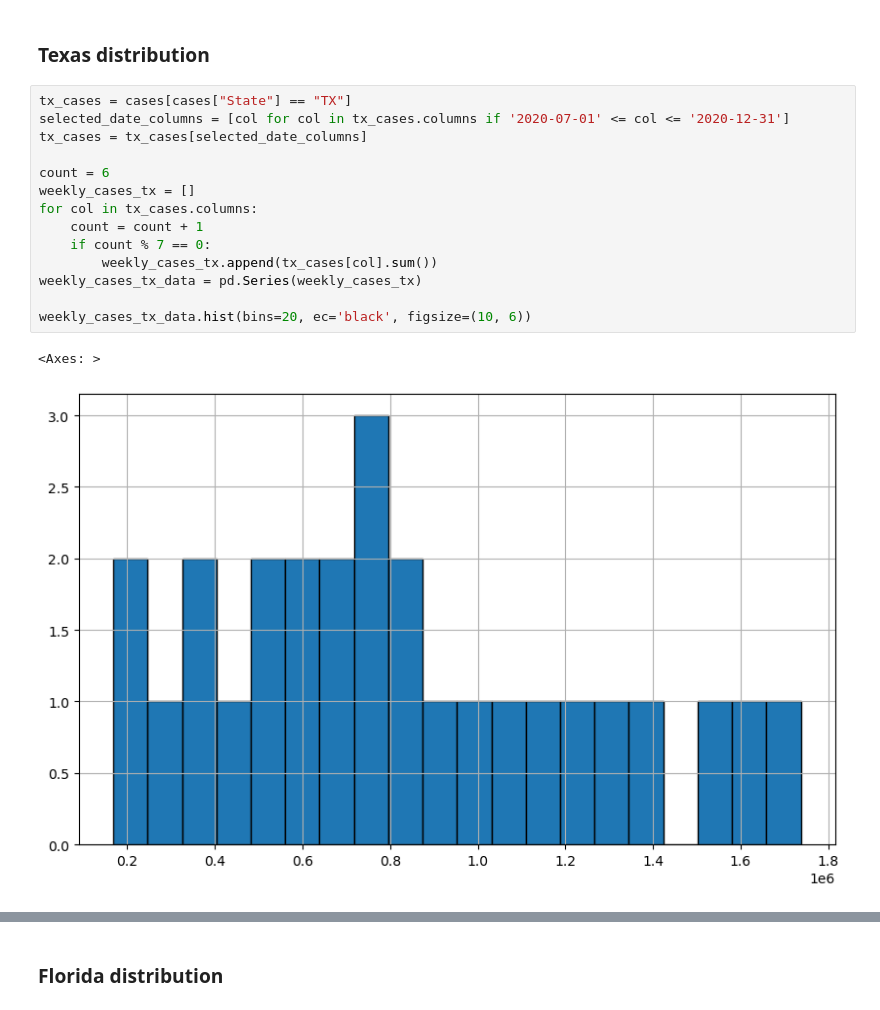
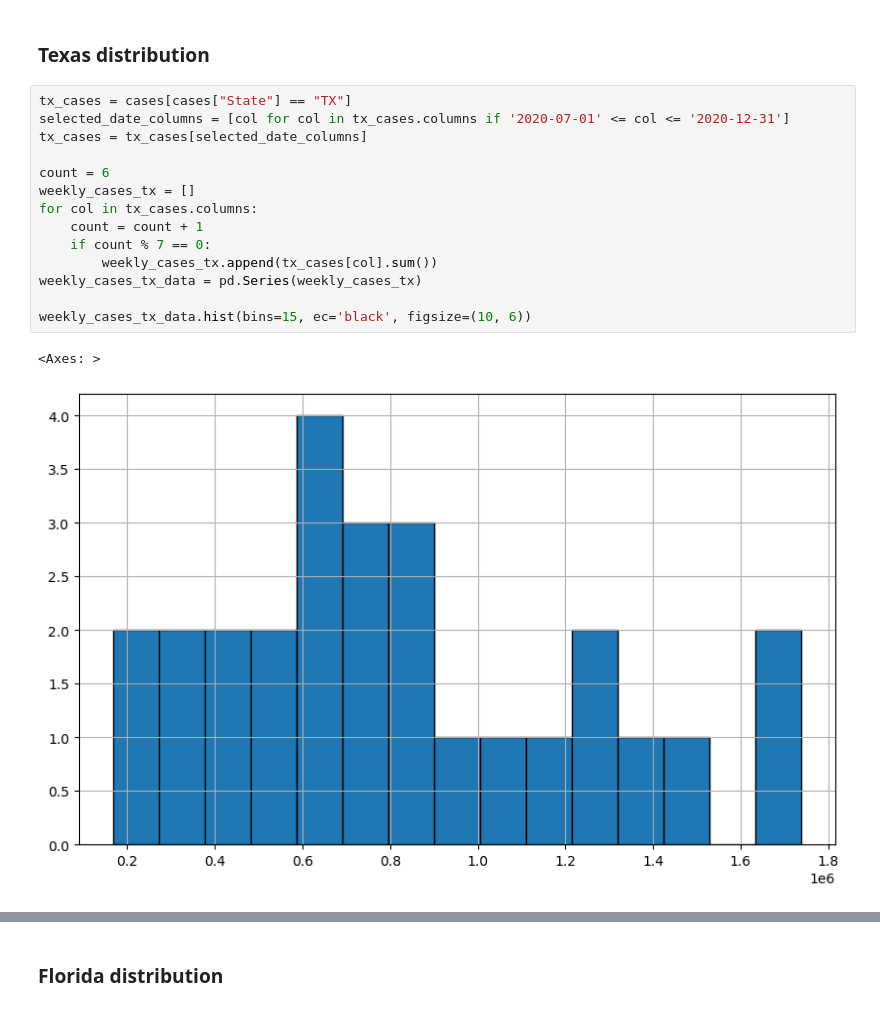
Before and after one commit to usman-z/CSC_405, a Jupyter notebook: UZ/Project Stage III/Usman Zia.ipynb, the cells around one changed output, grey strips where cells are left out. Cells and saved outputs as stored; diff of their text form.

```diff
--- a/UZ/Project Stage III/Usman Zia.ipynb
+++ b/UZ/Project Stage III/Usman Zia.ipynb
@@ -219,20 +221,20 @@ The Kurtosis is: 1.7708
 # %%
 tx_cases = cases[cases["State"] == "TX"]
 selected_date_columns = [col for col in tx_cases.columns if '2020-07-01' <= col <= '2020-12-31']
 tx_cases = tx_cases[selected_date_columns]
 
 count = 6
 weekly_cases_tx = []
 for col in tx_cases.columns:
     count = count + 1
     if count % 7 == 0:
         weekly_cases_tx.append(tx_cases[col].sum())
 weekly_cases_tx_data = pd.Series(weekly_cases_tx)
 
-weekly_cases_tx_data.hist(bins=20, ec='black', figsize=(10, 6))
+weekly_cases_tx_data.hist(bins=15, ec='black', figsize=(10, 6))
 # %% [output]
 <Axes: >
-[figure, old version]
+[figure, new version]
 # %%
 mean = weekly_cases_tx_data.mean()
 print(f"The Mean is: {mean:.2f}")
```
Also changed, not shown: parts of 45 cells of this notebook, 12 other files.
